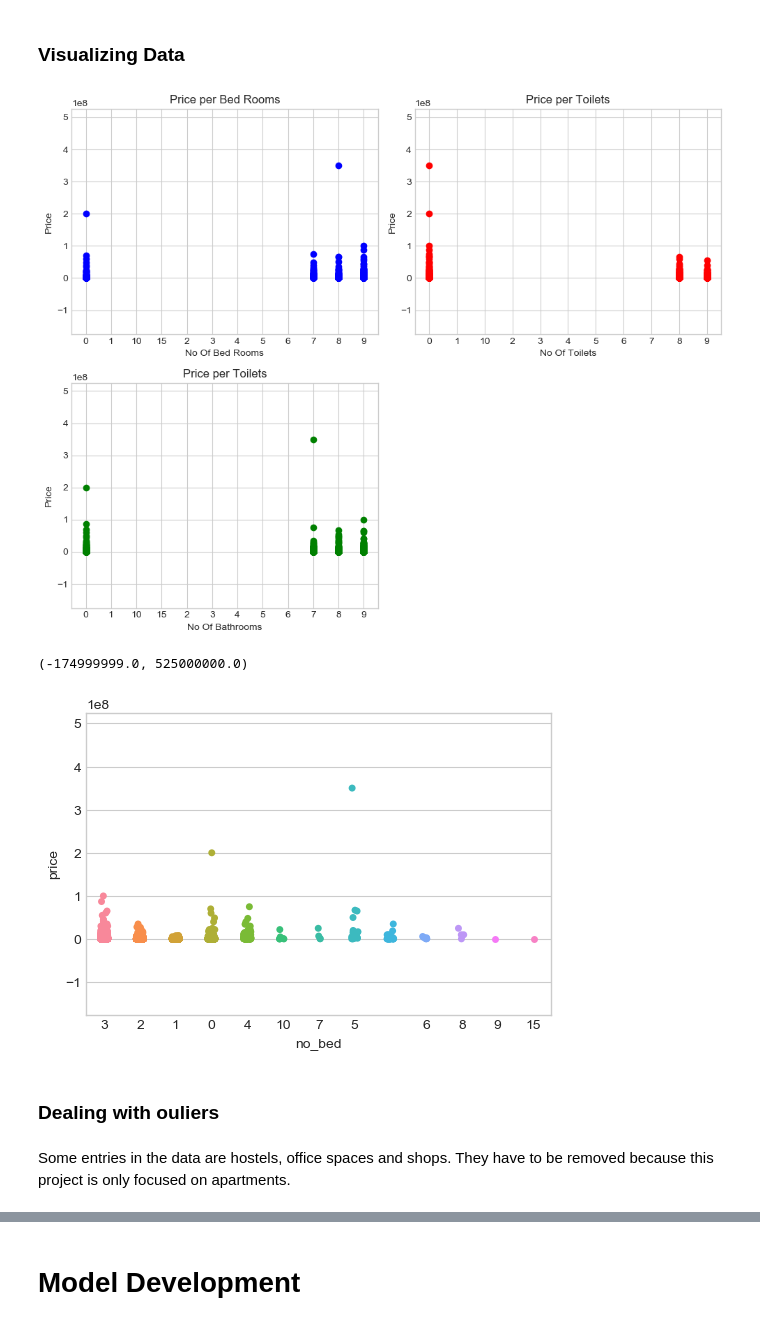
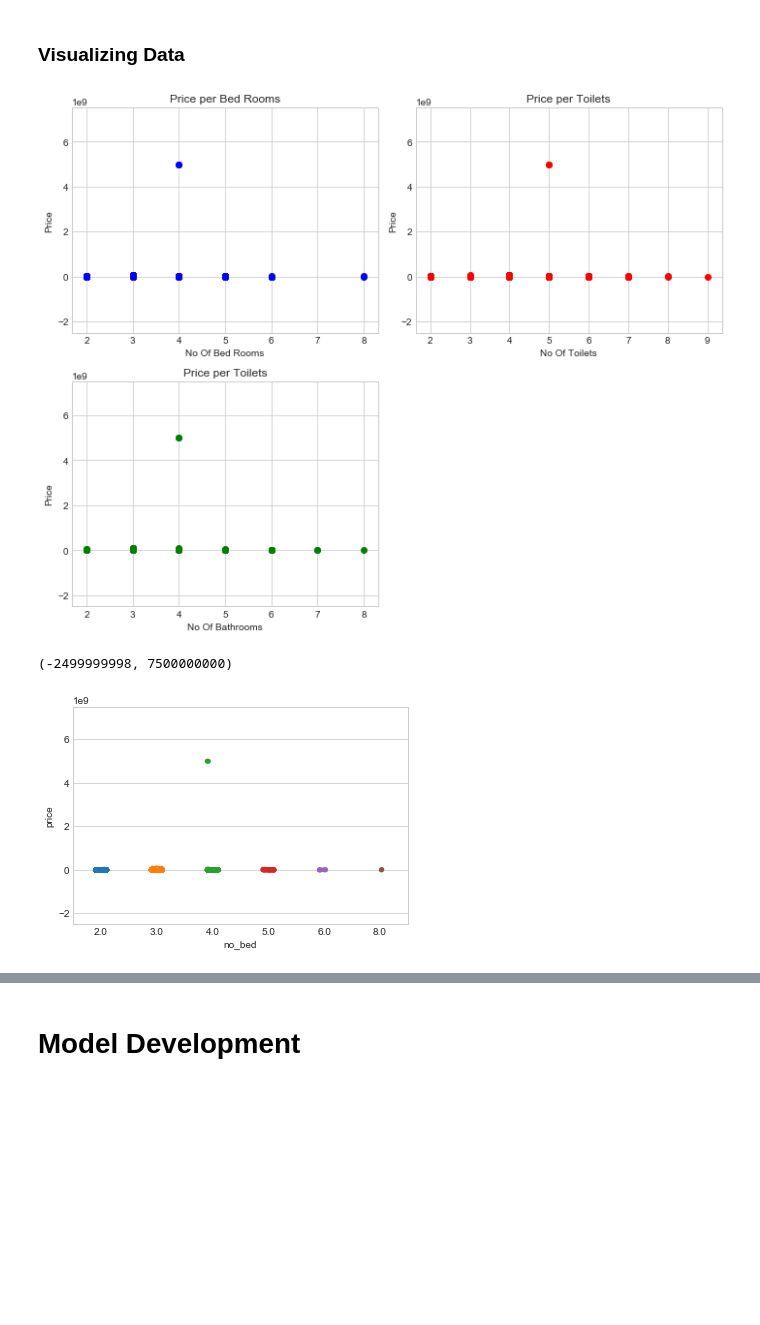
Before and after one commit to victorlenerd/lagos_housing, a Jupyter notebook: lagos_housing.ipynb, the cells around one changed output, grey strips where cells are left out. Drawn from its saved outputs; the diff is of its cells as text; code cells hidden in the pictures; blank space fills up the shorter version.

```diff
--- a/lagos_housing.ipynb
+++ b/lagos_housing.ipynb
@@ -221,0 +57,32 @@ len(df)
+# %%
+def clean_nums(num):
+    try:
+        return int(num)
+    except ValueError:
+        return 0
+    except TypeError:
+        return num
+
+df['no_bed'] = df['no_bed'].apply(clean_nums)
+df['no_bath'] = df['no_bath'].apply(clean_nums)
+df['no_toilets'] = df['no_toilets'].apply(clean_nums)
+df['no_parking_spaces'] = df['no_parking_spaces'].apply(clean_nums)
+# %%
+df = df[df['no_bed'] > 1]
+df = df[df['no_bed'] < 10]
+
+df = df[df['no_bath'] > 1]
+df = df[df['no_bath'] < 10]
+
+df = df[df['no_toilets'] > 1]
+df = df[df['no_toilets'] < 10]
+# %%
+def clean_park(r):
+    if r['no_bed'] > 2 and r['no_parking_spaces'] < 1:
+        r['no_parking_spaces'] = 1
+        return r
+
+    return r
+
+df = df.apply(clean_park, axis=1)
+df = df[df['no_parking_spaces'] < 10]
@@ -222 +91,3 @@ len(df)
+# %%
+df = df.dropna()
 # %%
@@ -266,25 +107,25 @@ None
 # %%
 plt.figure(figsize=(10,8))
 
-low = np.min(data['price'])
-high = np.max(data['price'])
+low = np.min(df['price'])
+high = np.max(df['price'])
 
 plt.subplot(2, 2, 1)
-plt.scatter(x=data['no_bed'], y=data['price'], color='blue')
+plt.scatter(x=df['no_bed'], y=df['price'], color='blue')
 plt.title('Price per Bed Rooms')
 plt.xlabel('No Of Bed Rooms')
 plt.ylabel('Price')
 plt.ylim([math.ceil(low-0.5*(high-low)), math.ceil(high+0.5*(high-low))])
 
 plt.subplot(2, 2, 2)
-plt.scatter(data['no_toilets'], data['price'], color='red')
+plt.scatter(df['no_toilets'], df['price'], color='red')
 plt.title('Price per Toilets')
 plt.xlabel('No Of Toilets')
 plt.ylabel('Price')
 plt.ylim([math.ceil(low-0.5*(high-low)), math.ceil(high+0.5*(high-low))])
 
 plt.subplot(2, 2, 3)
-plt.scatter(data['no_bath'], data['price'], color='green')
+plt.scatter(df['no_bath'], df['price'], color='green')
 plt.title('Price per Toilets')
 plt.xlabel('No Of Bathrooms')
 plt.ylabel('Price')
@@ -293,16 +134,12 @@ plt.ylim([math.ceil(low-0.5*(high-low)), math.ceil(high+0.5*(high-low))])
 plt.tight_layout()
 plt.show()
 # %% [output]
-[figure, old version]
+[figure, new version]
 # %%
-low = np.min(data['price'])
-high = np.max(data['price'])
-sp = sns.stripplot(x=data["no_bed"], y=data["price"], jitter=True)
+low = np.min(df['price'])
+high = np.max(df['price'])
+sp = sns.stripplot(x=df["no_bed"], y=df["price"], jitter=True)
 sp.set_ylim([math.ceil(low-0.5*(high-low)), math.ceil(high+0.5*(high-low))])
 # %% [output]
-(-174999999.0, 525000000.0)
+(-2499999998, 7500000000)
-[figure, old version]
+[figure, new version]
-# %% [markdown]
-### Dealing with ouliers
-# %% [markdown]
-Some entries in the data are hostels, office spaces and shops. They have to be removed because this project is only focused on apartments.
```
Also changed, not shown: parts of 27 cells of this notebook, 1 other file.
